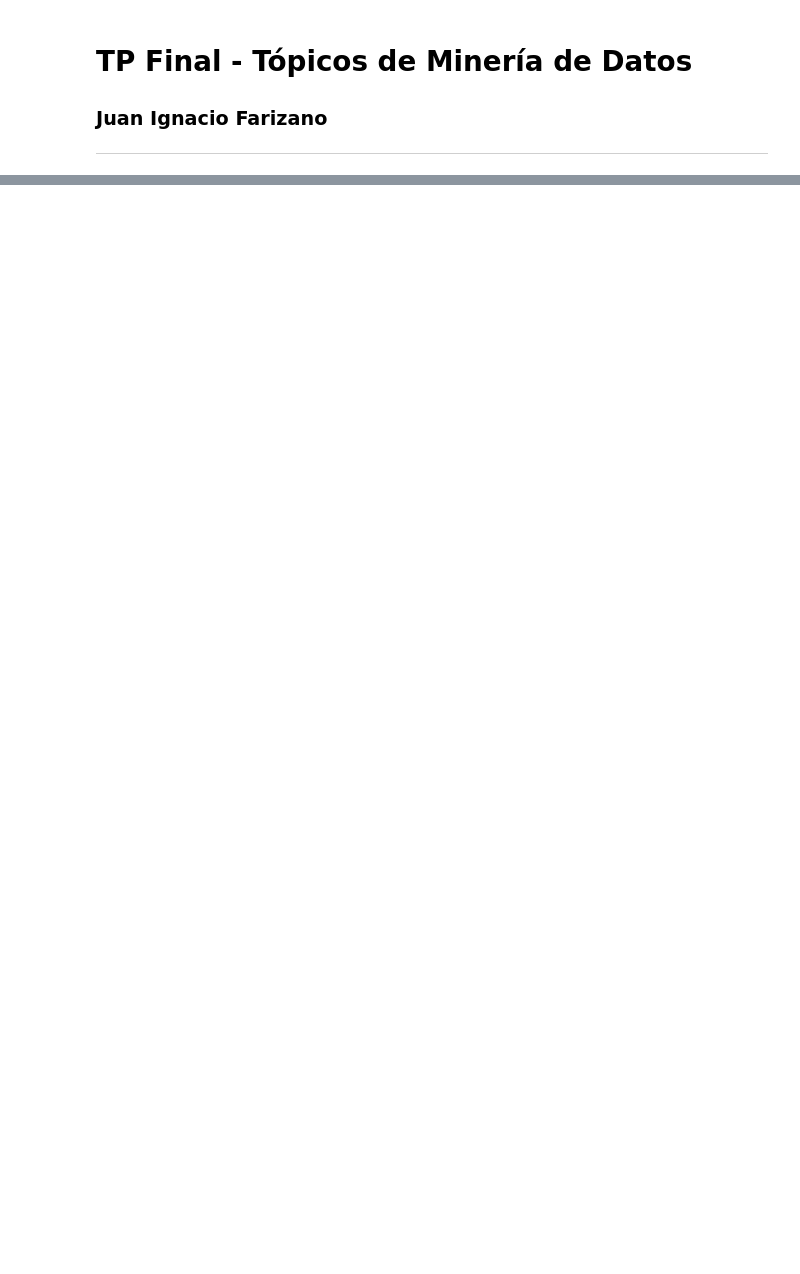
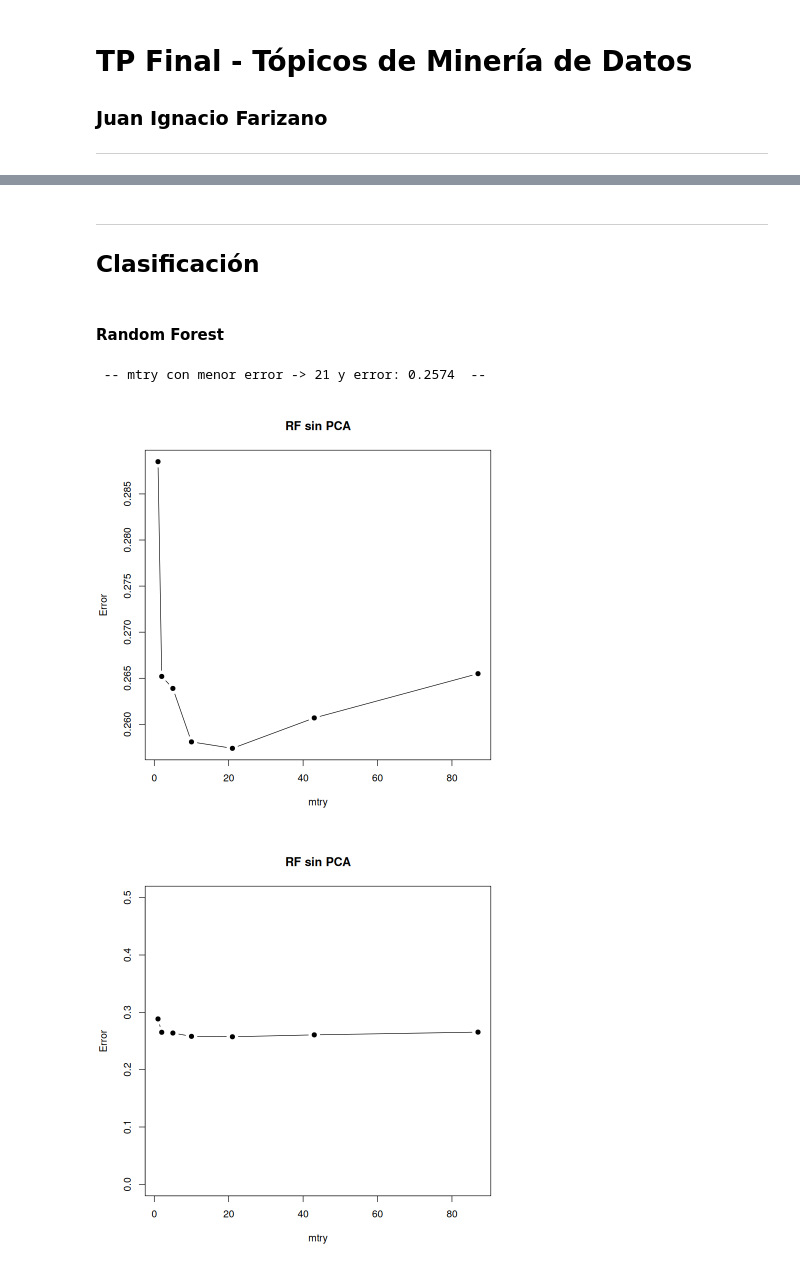
Before and after one commit to jfarizano/DataMining, a Jupyter notebook: tpfinal.ipynb, the cells around one changed output, grey strips where cells are left out. Drawn from its saved outputs; the diff is of its cells as text; code cells hidden in the pictures; blank space fills up the shorter version.

```diff
--- a/tpfinal.ipynb
+++ b/tpfinal.ipynb
@@ -67,0 +217,3 @@ biplot(x.csgo.pca,cex=0.8)
+# %% [markdown]
+--------------------------------------------------------------------------------
+## Clasificación
@@ -67,0 +223,25 @@ biplot(x.csgo.pca,cex=0.8)
+# %% [markdown]
+#### Random Forest
+# %%
+features_count <- ncol(csgo) - 1
+m_values <- 0:floor(log(features_count, 2))
+m_values <- floor(features_count / (2 ^ m_values))
+m_errors <- double(length(m_values))
+
+for (i in 1:length(m_errors)) {
+  m <- m_values[i]
+
+  for (j in 1:5) {
+    csgo.rf <- randomForest(y.csgo ~ ., data=csgo, ntree=1000, mtry=m)
+    m_errors[i] <- m_errors[i] + csgo.rf$err.rate[1000]
+  }
+}
+
+m_errors <- m_errors / 5
+cat("\n -- mtry con menor error ->", m_values[which.min(m_errors)], "y error:", m_errors[which.min(m_errors)] ," --\n")
+plot(m_values, m_errors, type = "b", pch=19, main="RF sin PCA" ,xlab="mtry", ylab="Error")
+plot(m_values, m_errors, type = "b", pch=19, main="RF sin PCA" ,xlab="mtry", ylab="Error", ylim=c(0, 0.5))
+# %% [output]
+ -- mtry con menor error -> 21 y error: 0.2574  --
+[figure, added]
+[figure, added]
```
Also changed, not shown: parts of 26 cells of this notebook, 3 other files.
